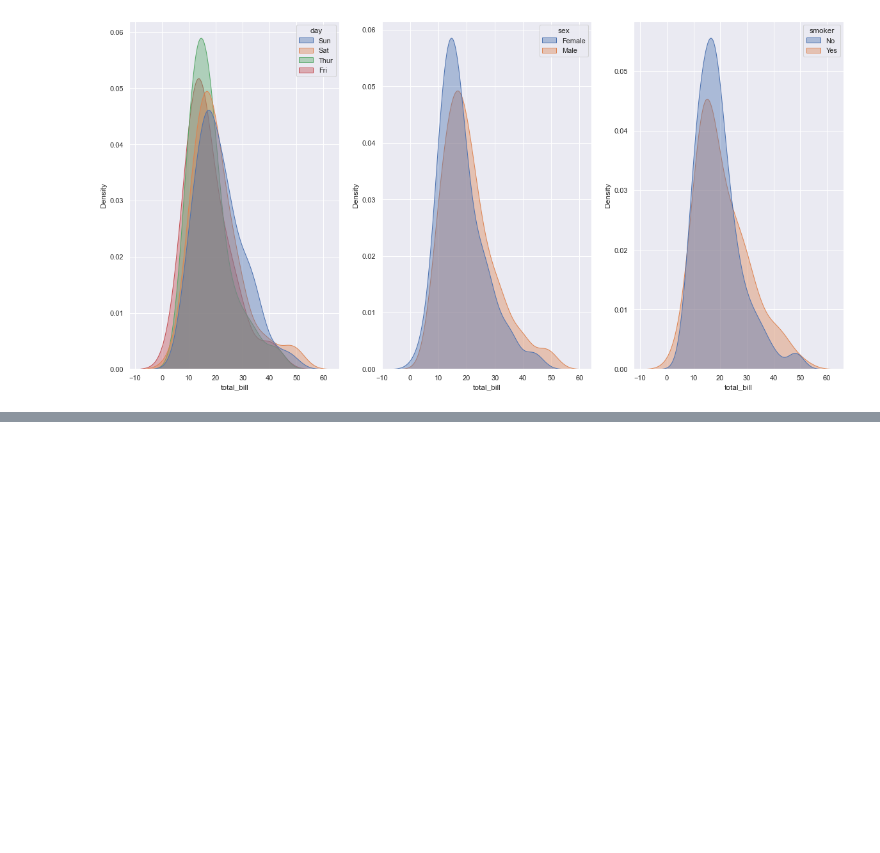
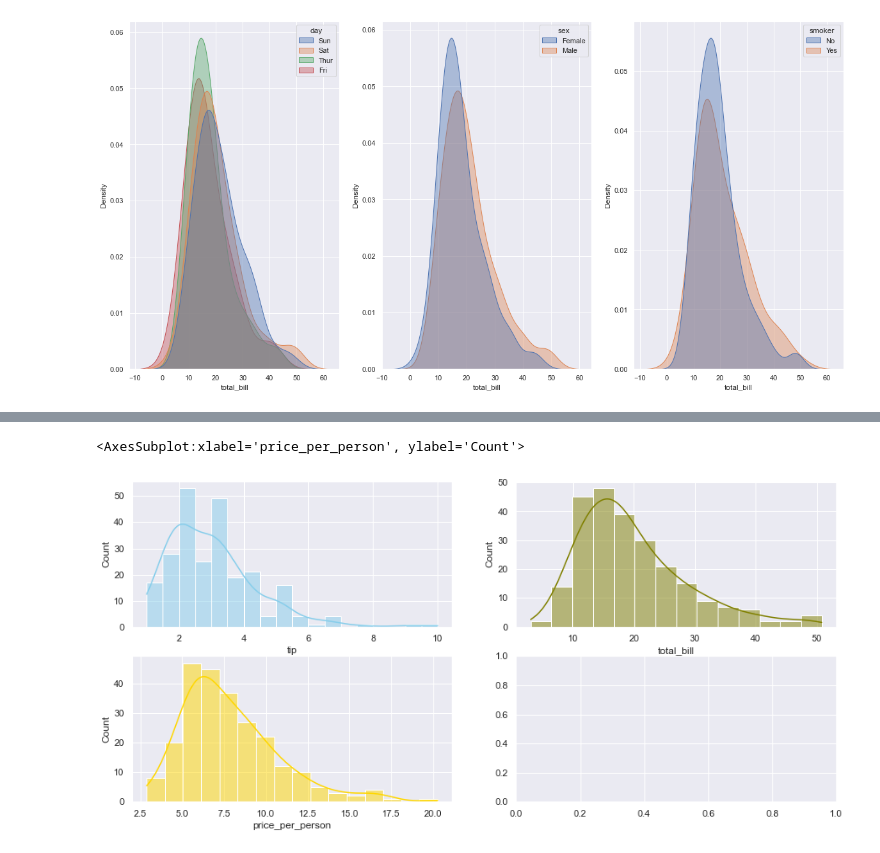
Before and after one commit to gacheru101/Tip-prediction, a Jupyter notebook: Data visualization- Distribution Plots.ipynb, the cells around one changed output, grey strips where cells are left out. Cells and saved outputs as stored; diff of their text form; code cells hidden in the pictures; blank space fills up the shorter version.

```diff
--- a/Data visualization- Distribution Plots.ipynb
+++ b/Data visualization- Distribution Plots.ipynb
@@ -99,0 +93,10 @@ sns.histplot(data=df, x="petal_width", kde=True, color="teal", ax=axs[1, 1])
+# %%
+#Splitting the figure in as much axes as needed
+fig, axs = plt.subplots(2, 2, figsize=(15, 7))
+
+sns.histplot(data=mydata, x="tip", kde=True, color="skyblue", ax=axs[0, 0])
+sns.histplot(data=mydata, x="total_bill", kde=True, color="olive", ax=axs[0, 1])
+sns.histplot(data=mydata, x="price_per_person", kde=True, color="gold", ax=axs[1, 0])
+# %% [output]
+<AxesSubplot:xlabel='price_per_person', ylabel='Count'>
+[figure, added]
```
Also changed, not shown: parts of 8 cells of this notebook.
